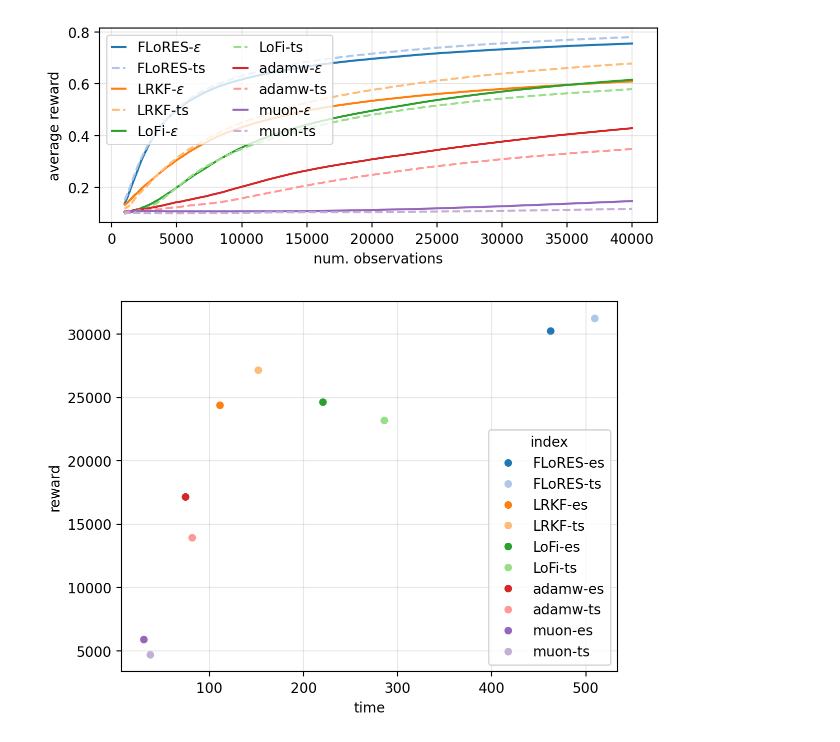
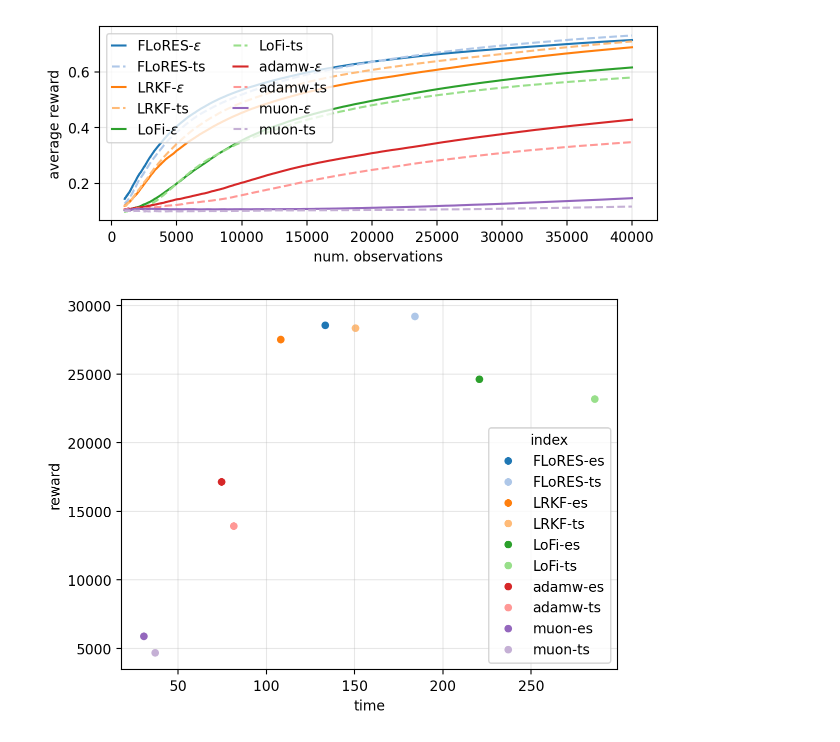
Before and after one commit to gerdm/low-rank-last-layer-inference, a Jupyter notebook: experiments/mnist-bandit-analysis.ipynb, the cells around one changed output. Cells and saved outputs as stored; diff of their text form; code cells hidden in the pictures.

```diff
--- a/experiments/mnist-bandit-analysis.ipynb
+++ b/experiments/mnist-bandit-analysis.ipynb
@@ -41,8 +51,8 @@ res_methods = {}
 colors = sns.color_palette("tab20")
 hatches = ["x", "o"]
 for i, agent in enumerate(sorted(agents)):
-    agent_path_eps = f"./output/{agent}_eps_5.pkl"
-    agent_path_ts = f"./output/{agent}_ts.pkl"
+    agent_path_eps = f"./output/{agent}_eps_5_20250421.pkl"
+    agent_path_ts = f"./output/{agent}_ts_20250421.pkl"
 
     res = pd.read_pickle(agent_path_eps)
     plot_rewards(
@@ -77,4 +87,4 @@ Wall time: 1.59 s
-[figure, old version]
+[figure, new version]
 # %%
 res_summary = pd.DataFrame.from_dict(res_methods, orient="index")
 
@@ -82,6 +92,7 @@ sns.scatterplot(
     x="time", y="reward", hue="index", data=res_summary.reset_index(),
     palette="tab20"
 )
+# plt.yscale("log")
 plt.grid(alpha=0.3)
 # %% [output]
-[figure, old version]
+[figure, new version]
```
Also changed, not shown: parts of 2 cells of this notebook, 6 other files.
